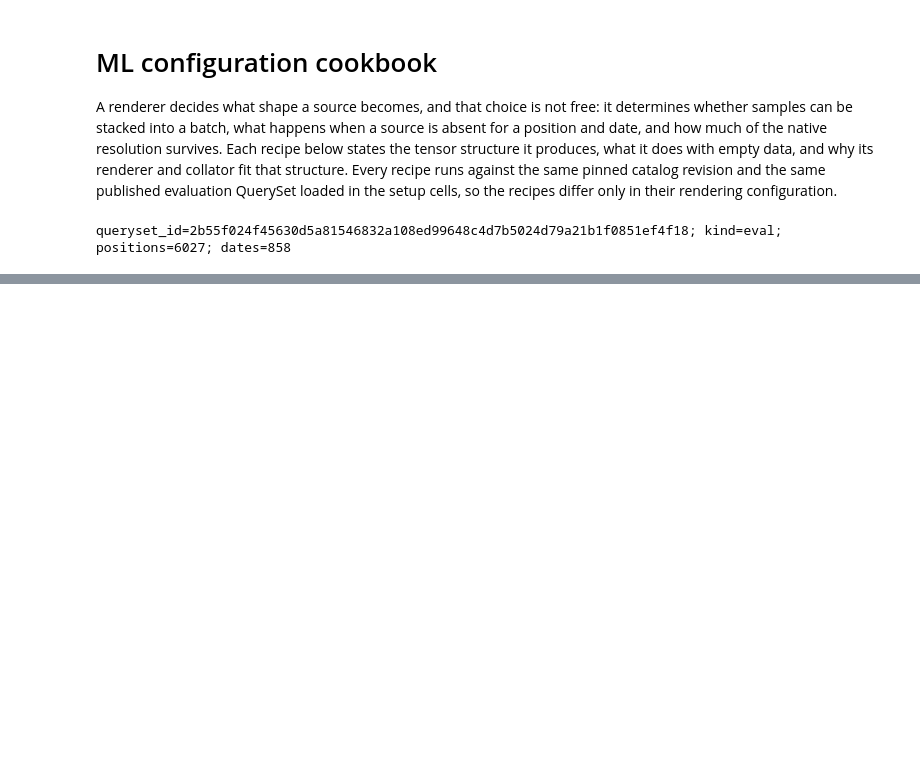
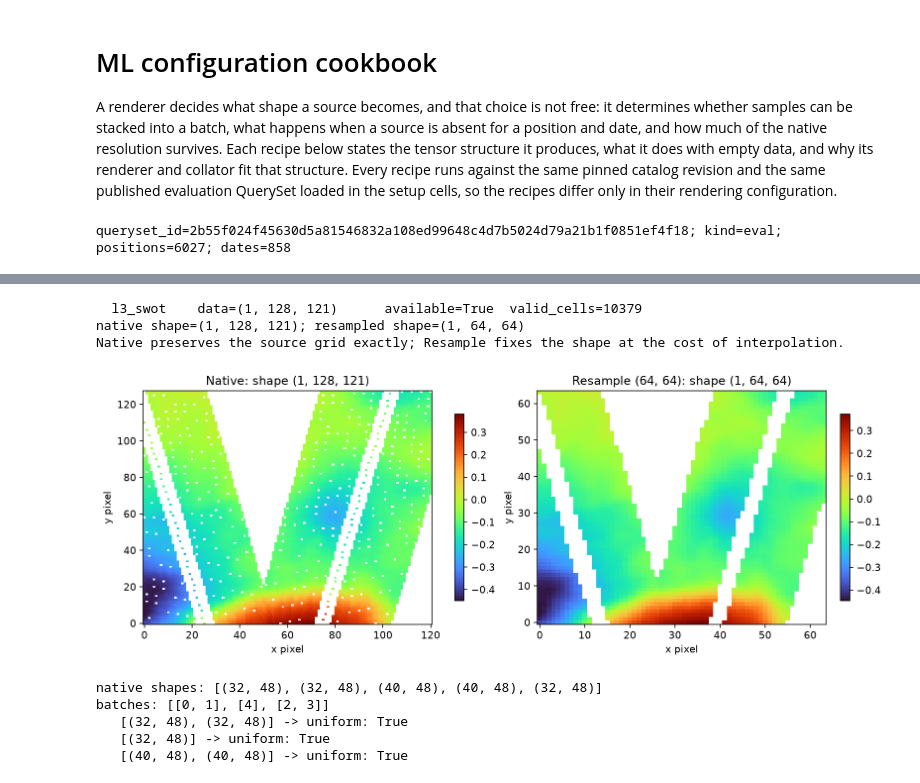
Before and after one commit to nilsleh/oceanTACO, a Jupyter notebook: docs/tutorials/ml_configuration_cookbook.ipynb, the cells around one changed output, grey strips where cells are left out. Saved outputs shown, nothing was run; the diff lists cells and outputs as text; code cells hidden in the pictures; blank space fills up the shorter version.

```diff
--- a/docs/tutorials/ml_configuration_cookbook.ipynb
+++ b/docs/tutorials/ml_configuration_cookbook.ipynb
@@ -240,0 +324,32 @@ Regional bounds, wrapped bounds, and validity-aware normalisation are all explic
+# %%
+native_sample = render({"l3_swot": Native()})
+resampled = np.asarray(fusion_sample["l3_swot"]["data"])
+native = np.asarray(native_sample["l3_swot"]["data"])
+print(f"native shape={native.shape}; resampled shape={resampled.shape}")
+print("Native preserves the source grid exactly; Resample fixes the shape at the cost of interpolation.")
+# %% [output]
+  l3_swot    data=(1, 128, 121)      available=True  valid_cells=10379
+native shape=(1, 128, 121); resampled shape=(1, 64, 64)
+Native preserves the source grid exactly; Resample fixes the shape at the cost of interpolation.
+# %%
+fig, axes = plt.subplots(1, 2, figsize=(11, 4), constrained_layout=True)
+show_grid(axes[0], native_sample["l3_swot"], "Native")
+show_grid(axes[1], fusion_sample["l3_swot"], "Resample (64, 64)")
+display_figure(fig)
+# %% [output]
+[figure, added]
+# %%
+from ocean_taco.torch import ShapeBucketSampler
+shapes = [(32, 48), (32, 48), (40, 48), (40, 48), (32, 48)]
+sampler = ShapeBucketSampler(shapes, batch_size=2, seed=19, shuffle=False)
+batches = list(sampler)
+print("native shapes:", shapes)
+print("batches:", batches)
+for batch in batches:
+    print("  ", [shapes[index] for index in batch], "-> uniform:", len({shapes[index] for index in batch}) == 1)
+# %% [output]
+native shapes: [(32, 48), (32, 48), (40, 48), (40, 48), (32, 48)]
+batches: [[0, 1], [4], [2, 3]]
+   [(32, 48), (32, 48)] -> uniform: True
+   [(32, 48)] -> uniform: True
+   [(40, 48), (40, 48)] -> uniform: True
```
Also changed, not shown: parts of 42 cells of this notebook, 6 other files.
